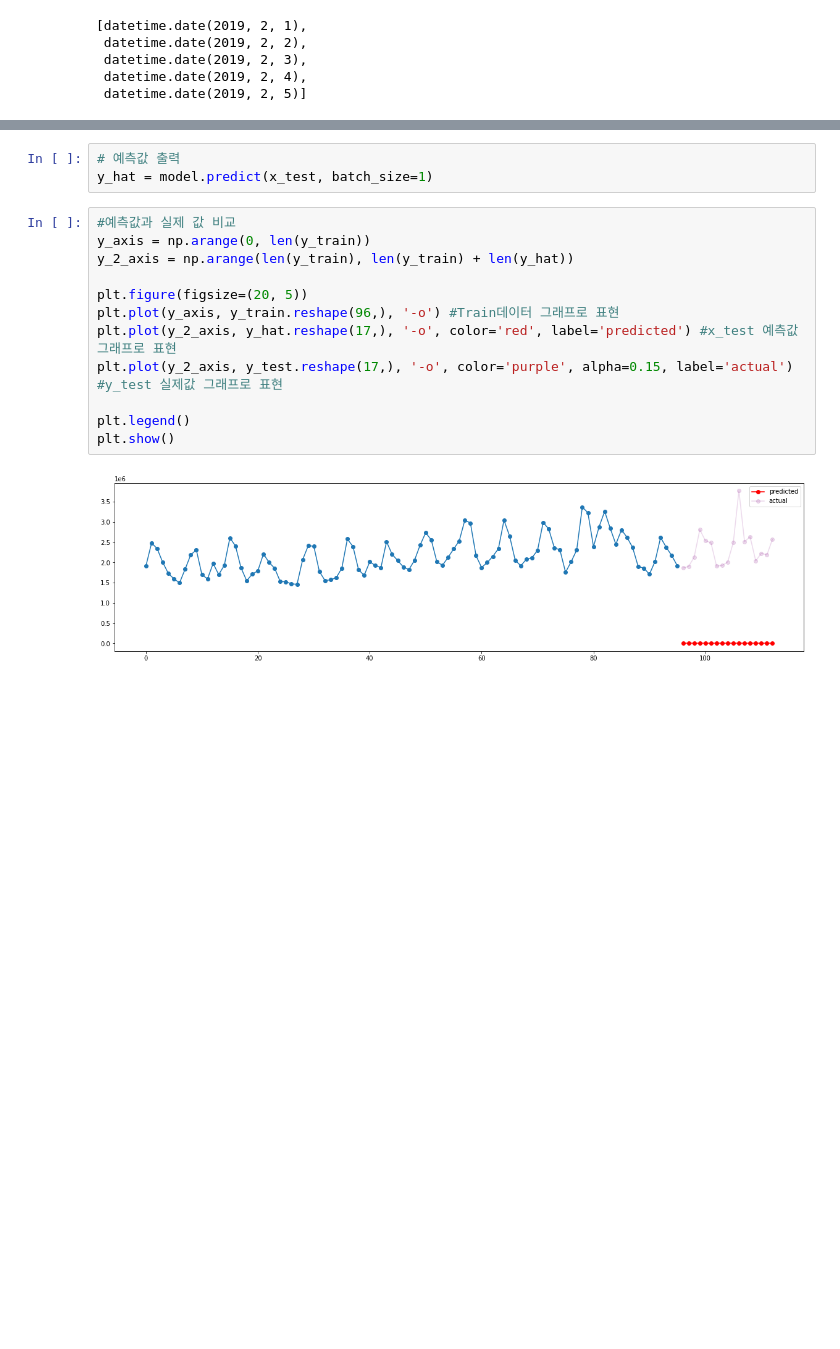
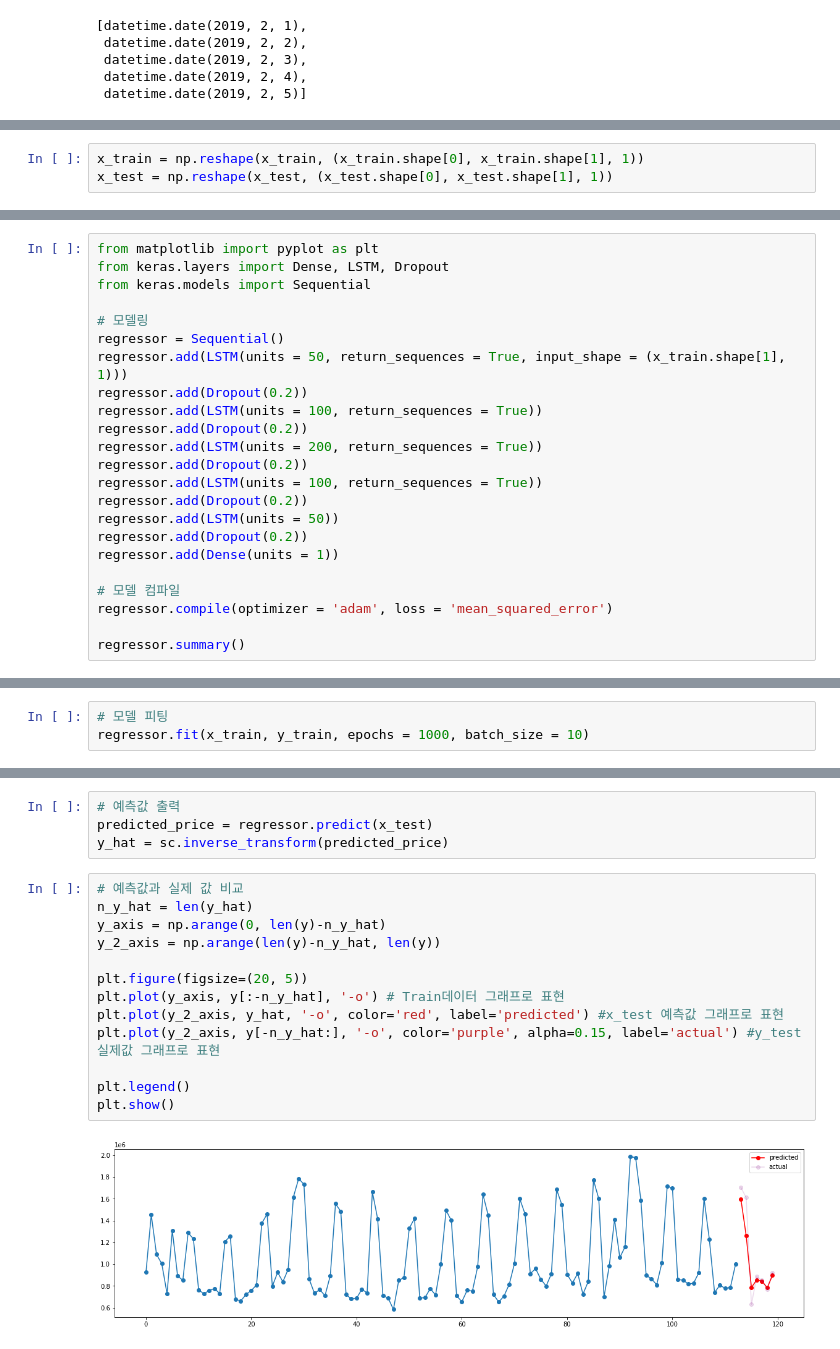
Before and after one commit to yoouza/bigcontest, a Jupyter notebook: data_analysis/TimeSeries_Predict.ipynb, the cells around one changed output, grey strips where cells are left out. Drawn from its saved outputs; the diff is of its cells as text; blank space fills up the shorter version.

```diff
--- a/data_analysis/TimeSeries_Predict.ipynb
+++ b/data_analysis/TimeSeries_Predict.ipynb
@@ -103,0 +82,3 @@ model.compile(optimizer='adam',loss='mse')
+# %%
+x_train = np.reshape(x_train, (x_train.shape[0], x_train.shape[1], 1))
+x_test = np.reshape(x_test, (x_test.shape[0], x_test.shape[1], 1))
@@ -103,0 +87,23 @@ model.compile(optimizer='adam',loss='mse')
+# %%
+from matplotlib import pyplot as plt
+from keras.layers import Dense, LSTM, Dropout
+from keras.models import Sequential
+
+# 모델링
+regressor = Sequential()
+regressor.add(LSTM(units = 50, return_sequences = True, input_shape = (x_train.shape[1], 1)))
+regressor.add(Dropout(0.2))
+regressor.add(LSTM(units = 100, return_sequences = True))
+regressor.add(Dropout(0.2))
+regressor.add(LSTM(units = 200, return_sequences = True))
+regressor.add(Dropout(0.2))
+regressor.add(LSTM(units = 100, return_sequences = True))
+regressor.add(Dropout(0.2))
+regressor.add(LSTM(units = 50))
+regressor.add(Dropout(0.2))
+regressor.add(Dense(units = 1))
+
+# 모델 컴파일
+regressor.compile(optimizer = 'adam', loss = 'mean_squared_error')
+
+regressor.summary()
@@ -103,0 +128,3 @@ model.compile(optimizer='adam',loss='mse')
+# %%
+# 모델 피팅
+regressor.fit(x_train, y_train, epochs = 1000, batch_size = 10)
@@ -129,17 +194,19 @@ Epoch 10/10
 # %%
 # 예측값 출력
-y_hat = model.predict(x_test, batch_size=1)
+predicted_price = regressor.predict(x_test)
+y_hat = sc.inverse_transform(predicted_price)
 # %%
-#예측값과 실제 값 비교
-y_axis = np.arange(0, len(y_train))
-y_2_axis = np.arange(len(y_train), len(y_train) + len(y_hat))
+# 예측값과 실제 값 비교
+n_y_hat = len(y_hat)
+y_axis = np.arange(0, len(y)-n_y_hat)
+y_2_axis = np.arange(len(y)-n_y_hat, len(y))
 
 plt.figure(figsize=(20, 5))
-plt.plot(y_axis, y_train.reshape(96,), '-o') #Train데이터 그래프로 표현
-plt.plot(y_2_axis, y_hat.reshape(17,), '-o', color='red', label='predicted') #x_test 예측값 그래프로 표현
-plt.plot(y_2_axis, y_test.reshape(17,), '-o', color='purple', alpha=0.15, label='actual') #y_test 실제값 그래프로 표현
+plt.plot(y_axis, y[:-n_y_hat], '-o') # Train데이터 그래프로 표현
+plt.plot(y_2_axis, y_hat, '-o', color='red', label='predicted') #x_test 예측값 그래프로 표현
+plt.plot(y_2_axis, y[-n_y_hat:], '-o', color='purple', alpha=0.15, label='actual') #y_test 실제값 그래프로 표현
 
 plt.legend()
 plt.show()
 # %% [output]
-[figure, old version]
+[figure, new version]
```
Also changed, not shown: parts of 20 cells of this notebook.
